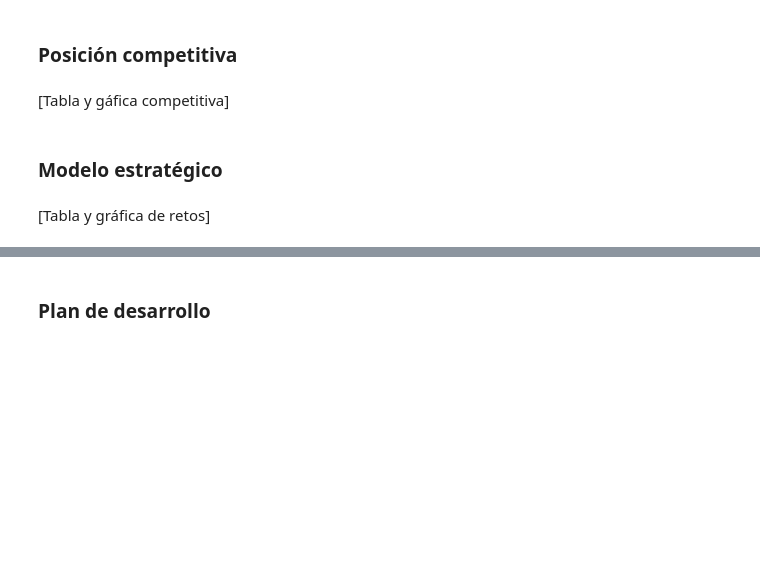
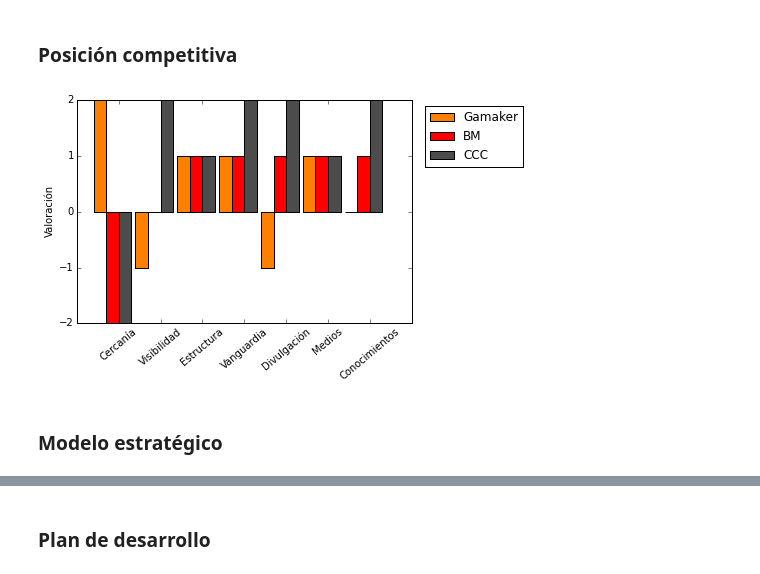
Before and after one commit to Achifaifa/slides, a Jupyter notebook: agudezia-gamaker/Presentacion-agudezia.ipynb, the cells around one changed output, grey strips where cells are left out. Saved outputs shown, nothing was run; the diff lists cells and outputs as text; code cells hidden in the pictures; blank space fills up the shorter version.

Commit message:
added graphs

```diff
--- a/agudezia-gamaker/Presentacion-agudezia.ipynb
+++ b/agudezia-gamaker/Presentacion-agudezia.ipynb
@@ -260,9 +266,34 @@ Prescripción a un colectivo con capacidad profesional técnica
 * oportunidades de inserción laboral
 # %% [markdown]
 ### Posición competitiva
-# %% [markdown]
-[Tabla y gáfica competitiva]
+# %%
+import csv
+with open("./data/competitividad","r") as dataf:
+    data=csv.DictReader(dataf, delimiter=',')
+    data=[i for i in data]
+# %%
+import numpy as np
+import matplotlib.pyplot as plt
+
+scores=lambda x: [int(i[x]) for i in data]
+gamakerscores, bmscores, cccscores = [scores(i) for i in ["GAMAKER", "BILBAO MAKER", "CCC"]]
+
+ind = np.arange(len(data))
+width = 0.3
+
+fig, ax = plt.subplots()
+rects1 = ax.bar(0.4+ind, gamakerscores, width, color=(1,0.5,0))
+rects2 = ax.bar(0.4+ind+width, bmscores, width, color='r')
+rects3 = ax.bar(0.4+ind+2*width, cccscores, width, color=(0.3,0.3,0.3))
+
+ax.set_ylabel(u'Valoración')
+ax.set_xticklabels([""]+[i["area"].decode("UTF-8") for i in data])
+plt.xticks(rotation=40)
+plt.yticks([-2,-1,0,1,2])
+ax.legend((rects1[0], rects2[0], rects3[0]), ('Gamaker', 'BM', 'CCC'), loc=1, bbox_to_anchor=(1.35, 1))
+
+plt.show()
+# %% [output]
+[figure, added]
 # %% [markdown]
 ### Modelo estratégico
-# %% [markdown]
-[Tabla y gráfica de retos]
```
Also changed, not shown: parts of 12 cells of this notebook, 1 other file.
